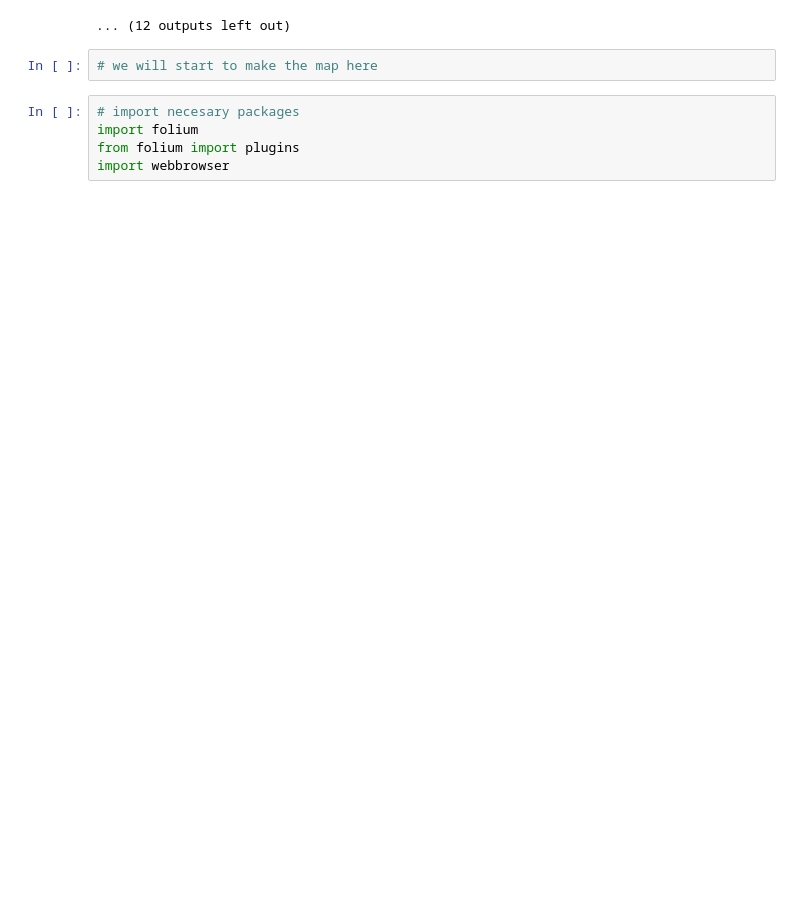
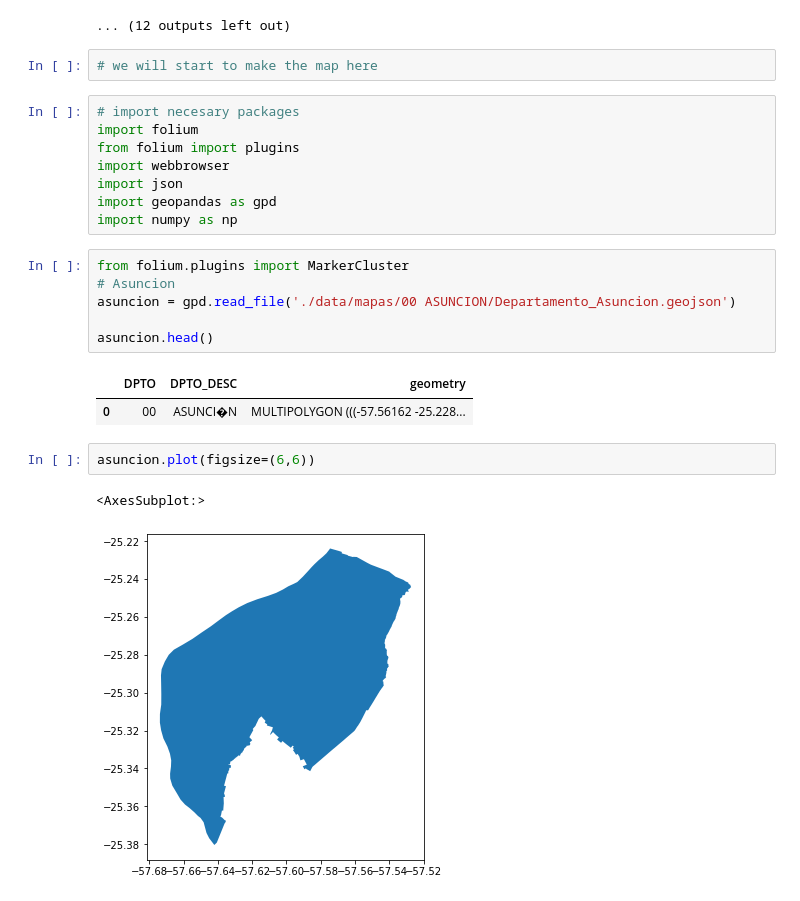
Before and after one commit to happystep/BigDataFinalProject, a Jupyter notebook: test.ipynb, the cells around one changed output. Cells and saved outputs as stored; diff of their text form; blank space fills up the shorter version.

```diff
--- a/test.ipynb
+++ b/test.ipynb
@@ -200,3 +200,20 @@ Cuadro 5. Población de 15 y más años de edad que utilizó internet por an
 import folium
 from folium import plugins
 import webbrowser
+import json
+import geopandas as gpd
+import numpy as np
+# %%
+from folium.plugins import MarkerCluster
+# Asuncion
+asuncion = gpd.read_file('./data/mapas/00 ASUNCION/Departamento_Asuncion.geojson')
+
+asuncion.head()
+# %% [output]
+|  | DPTO | DPTO_DESC | geometry |
+| 0 | 00 | ASUNCI�N | MULTIPOLYGON (((-57.56162 -25.228... |
+# %%
+asuncion.plot(figsize=(6,6))
+# %% [output]
+<AxesSubplot:>
+[figure, added]
```
Also changed, not shown: parts of 16 cells of this notebook.
